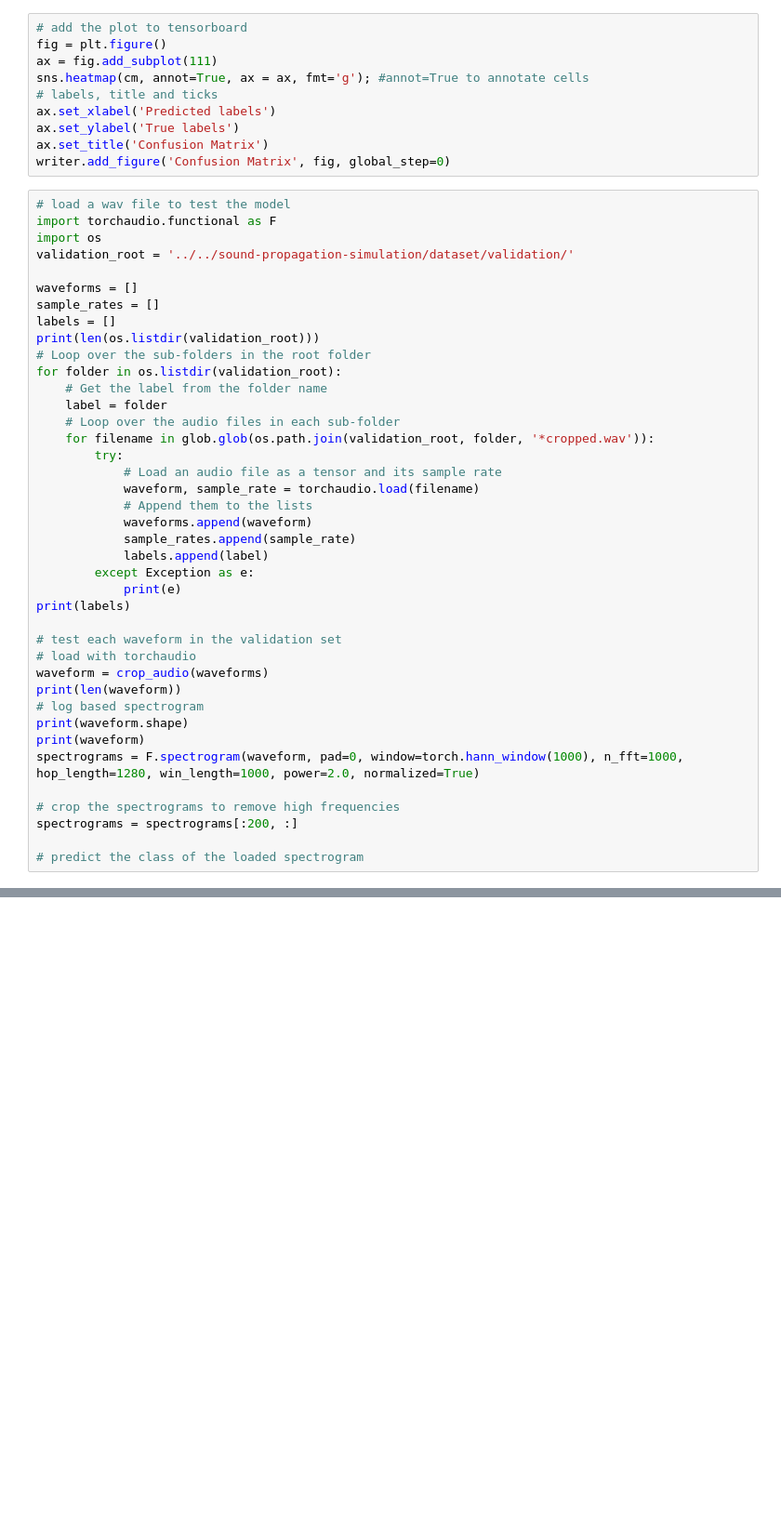
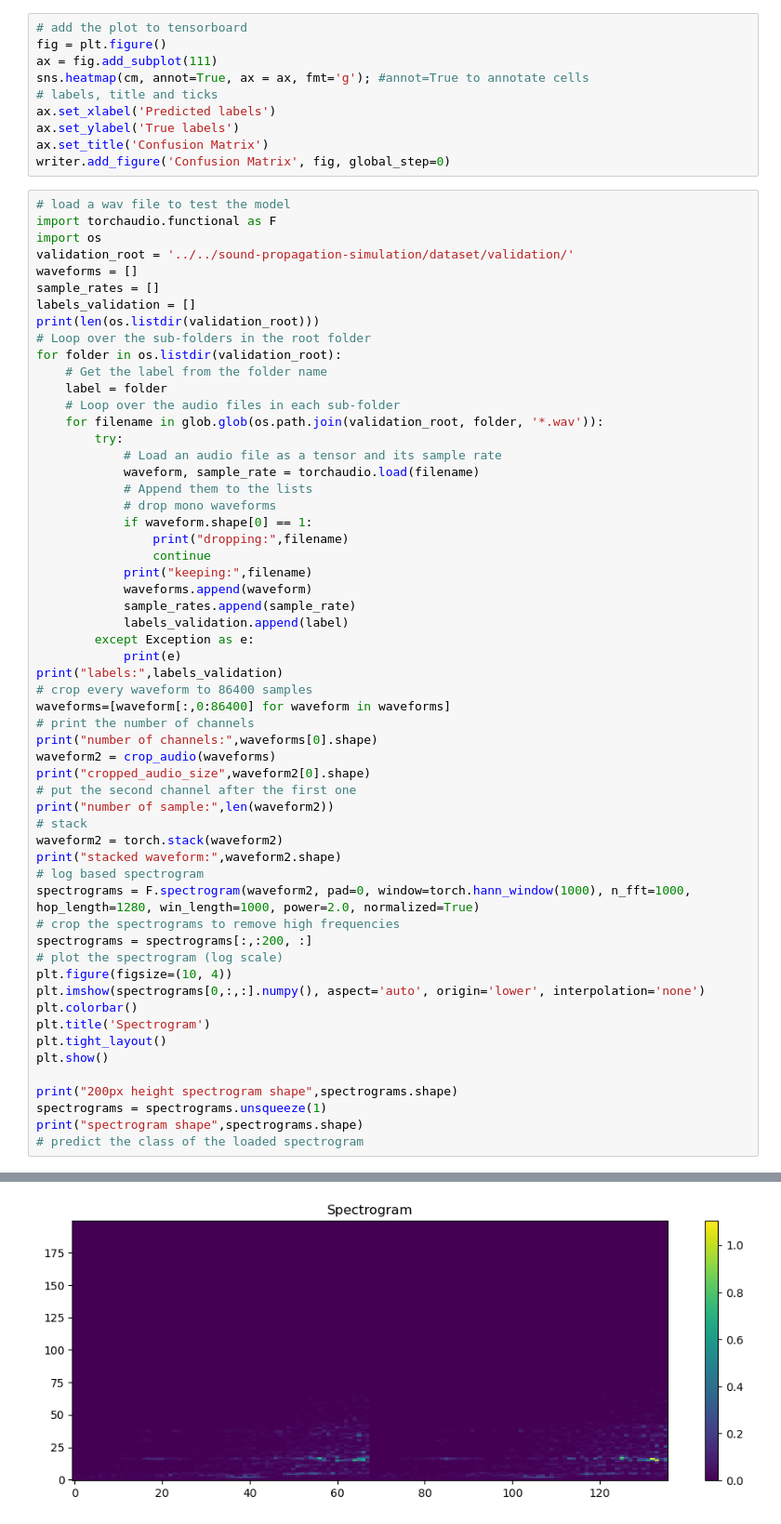
Before and after one commit to DoSomeWaffles/master_thesis, a Jupyter notebook: tools/sound-to-spectrogram/sound-source-classifier.ipynb, the cells around one changed output, grey strips where cells are left out. Shown at 93% size. Drawn from its saved outputs; the diff is of its cells as text; blank space fills up the shorter version.

```diff
--- a/tools/sound-to-spectrogram/sound-source-classifier.ipynb
+++ b/tools/sound-to-spectrogram/sound-source-classifier.ipynb
@@ -380,39 +407,56 @@ writer.add_figure('Confusion Matrix', fig, global_step=0)
 import torchaudio.functional as F
 import os
 validation_root = '../../sound-propagation-simulation/dataset/validation/'
-
 waveforms = []
 sample_rates = []
-labels = []
+labels_validation = []
 print(len(os.listdir(validation_root)))
 # Loop over the sub-folders in the root folder
 for folder in os.listdir(validation_root):
     # Get the label from the folder name
     label = folder
     # Loop over the audio files in each sub-folder
-    for filename in glob.glob(os.path.join(validation_root, folder, '*cropped.wav')):
+    for filename in glob.glob(os.path.join(validation_root, folder, '*.wav')):
         try:
             # Load an audio file as a tensor and its sample rate
             waveform, sample_rate = torchaudio.load(filename)
             # Append them to the lists
+            # drop mono waveforms
+            if waveform.shape[0] == 1:
+                print("dropping:",filename)
+                continue
+            print("keeping:",filename)
             waveforms.append(waveform)
             sample_rates.append(sample_rate)
-            labels.append(label)
+            labels_validation.append(label)
         except Exception as e:
             print(e)
-print(labels)
+print("labels:",labels_validation)
+# crop every waveform to 86400 samples
+waveforms=[waveform[:,0:86400] for waveform in waveforms]
+# print the number of channels
+print("number of channels:",waveforms[0].shape)
+waveform2 = crop_audio(waveforms)
+print("cropped_audio_size",waveform2[0].shape)
+# put the second channel after the first one
+print("number of sample:",len(waveform2))
+# stack
+waveform2 = torch.stack(waveform2)
+print("stacked waveform:",waveform2.shape)
+# log based spectrogram
+spectrograms = F.spectrogram(waveform2, pad=0, window=torch.hann_window(1000), n_fft=1000, hop_length=1280, win_length=1000, power=2.0, normalized=True)
+# crop the spectrograms to remove high frequencies
+spectrograms = spectrograms[:,:200, :]
+# plot the spectrogram (log scale)
+plt.figure(figsize=(10, 4))
+plt.imshow(spectrograms[0,:,:].numpy(), aspect='auto', origin='lower', interpolation='none')
+plt.colorbar()
+plt.title('Spectrogram')
+plt.tight_layout()
+plt.show()
 
-# test each waveform in the validation set
-# load with torchaudio
-waveform = crop_audio(waveforms)
-print(len(waveform))
-# log based spectrogram
-print(waveform.shape)
-print(waveform)
-spectrograms = F.spectrogram(waveform, pad=0, window=torch.hann_window(1000), n_fft=1000, hop_length=1280, win_length=1000, power=2.0, normalized=True)
-
-# crop the spectrograms to remove high frequencies
-spectrograms = spectrograms[:200, :]
-
+print("200px height spectrogram shape",spectrograms.shape)
+spectrograms = spectrograms.unsqueeze(1)
+print("spectrogram shape",spectrograms.shape)
 # predict the class of the loaded spectrogram
 # %% [output]
@@ -421,0 +472 @@ spectrograms = spectrograms[:200, :]
+[figure, added]
```
Also changed, not shown: parts of 14 cells of this notebook, 13 other files.
